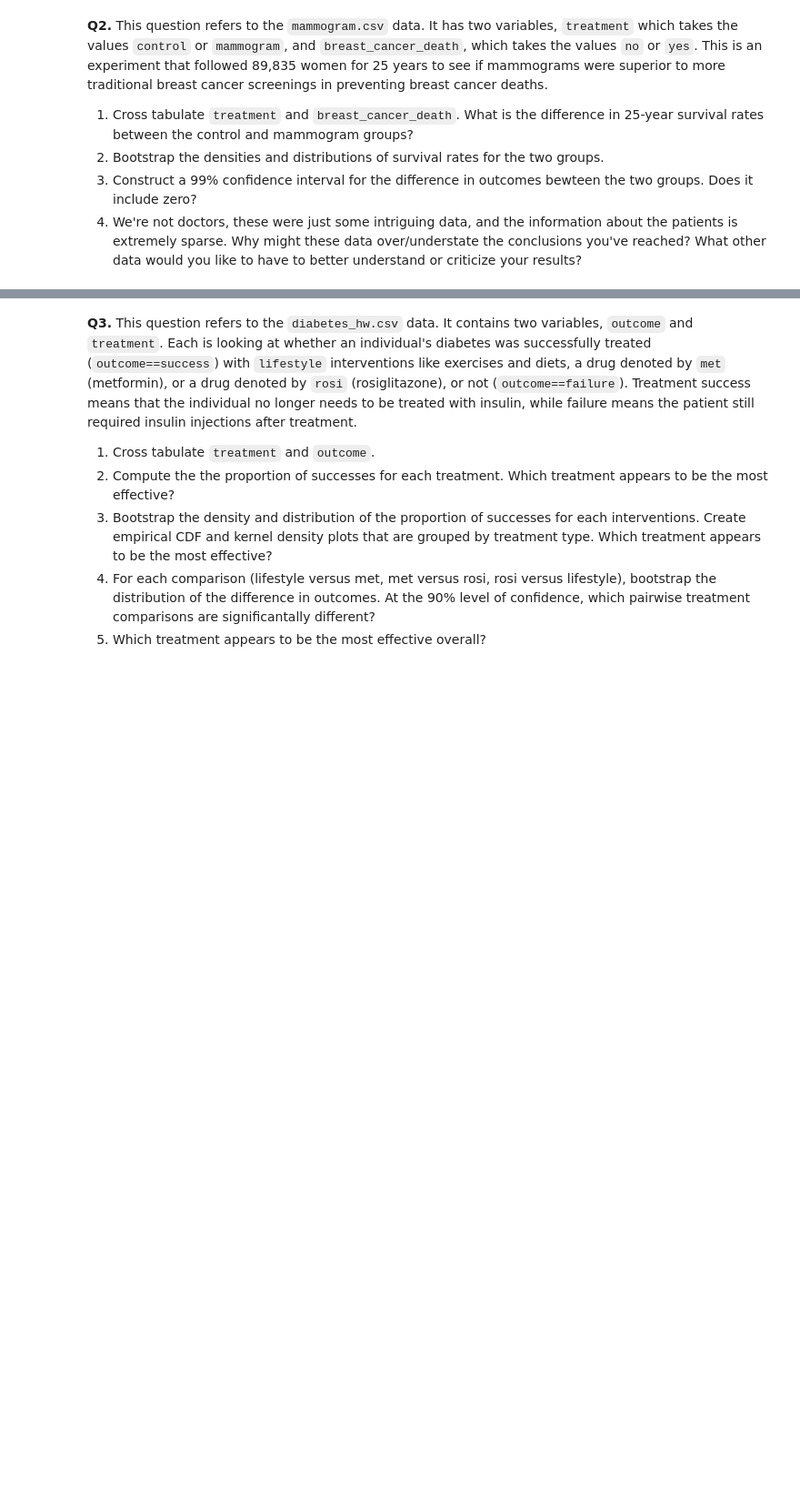
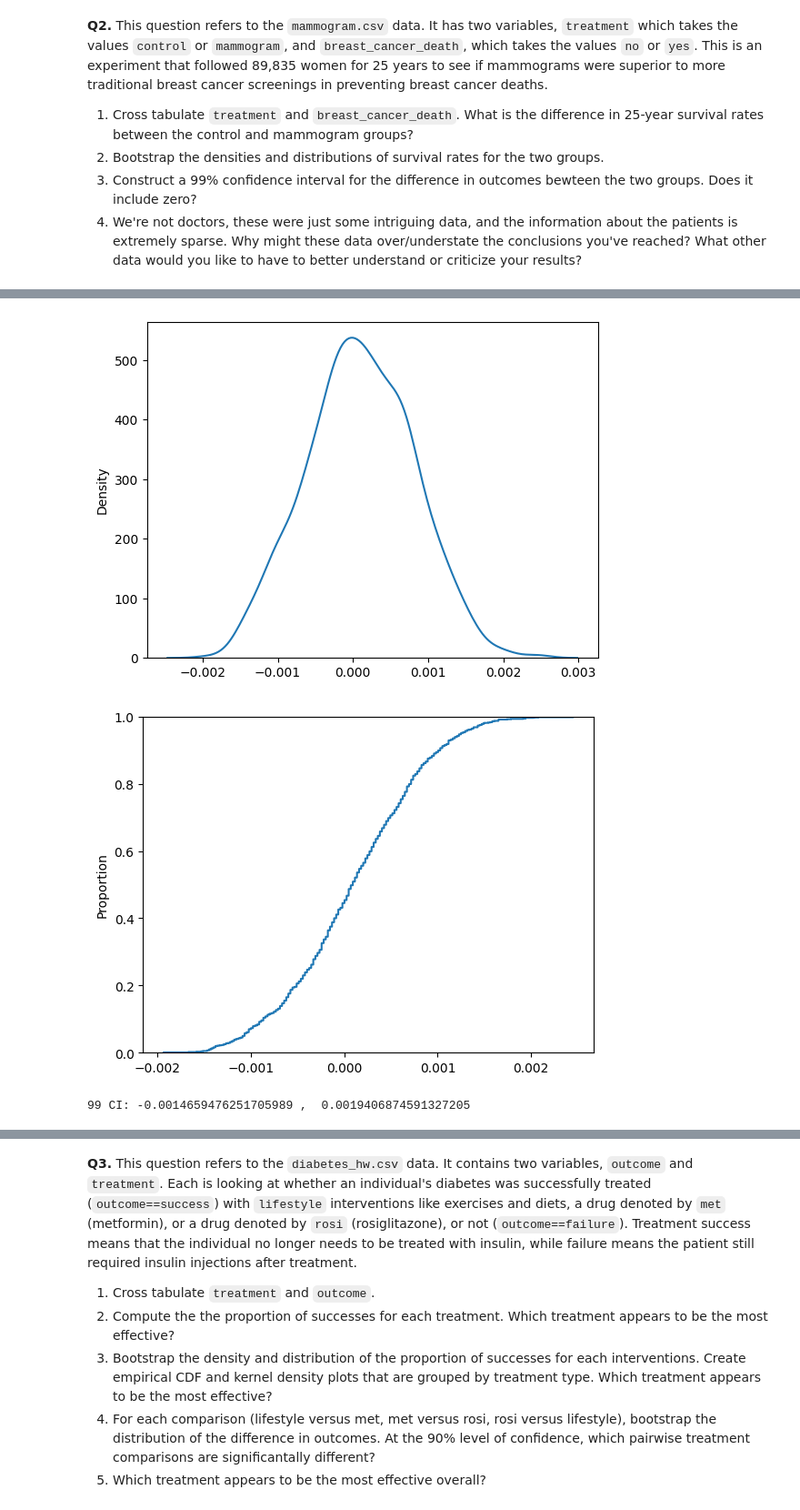
Before and after one commit to evaterry4/the_bootstrap, a Jupyter notebook: assignment_5.ipynb, the cells around one changed output, grey strips where cells are left out. Shown at 91% size. Drawn from its saved outputs; the diff is of its cells as text; code cells hidden in the pictures; blank space fills up the shorter version.

```diff
--- a/assignment_5.ipynb
+++ b/assignment_5.ipynb
@@ -112,3 +156,13 @@ plt.show()
 2. Bootstrap the densities and distributions of survival rates for the two groups.
 3. Construct a 99% confidence interval for the difference in outcomes bewteen the two groups. Does it include zero?
 4. We're not doctors, these were just some intriguing data, and the information about the patients is extremely sparse. Why might these data over/understate the conclusions you've reached? What other data would you like to have to better understand or criticize your results?
+# %%
+df = pd.read_csv('./data/mammogram.csv')
+print( pd.crosstab( df['treatment'], df['breast_cancer_death']))
+print( pd.crosstab( df['treatment'], df['breast_cancer_death'], margins=True, normalize=True))
+
+mammogram_survival_rate = 44425/(44425+500)
+control_survival_rate = 44405/(44405+505)
+
+raw_treatment_effect = mammogram_survival_rate - control_survival_rate
+print('Difference in survival rate: ', raw_treatment_effect)
@@ -114,0 +180,30 @@ plt.show()
+# %%
+df['survive'] = 0
+df.loc[ df['breast_cancer_death'] == 'no', 'survive'] = 1
+treatment_df = df.loc[ df['treatment'] == 'mammogram', :]
+control_df = df.loc[ df['treatment'] == 'control', :]
+
+N = 1000
+fx = []
+for t in range(N):
+    df_treat_t = treatment_df.sample( treatment_df.shape[0], axis=0, replace=True)
+    df_control_t = control_df.sample( control_df.shape[0], axis=0, replace=True)
+
+    treatment_effect_t = np.mean(df_treat_t['survive']) - np.mean(df_control_t['survive'])
+    fx.append(treatment_effect_t)
+
+sns.kdeplot(fx)
+plt.show()
+sns.ecdfplot(fx)
+plt.show()
+# %% [output]
+[figure, added]
+[figure, added]
+# %%
+# we want .01 out, so .005 on each tail
+lower_bound = np.quantile(fx, .005 )
+upper_bound = np.quantile(fx, .995)
+
+print('99 CI:', lower_bound, ', ', upper_bound )
+# %% [output]
+99 CI: -0.0014659476251705989 ,  0.0019406874591327205
```
Also changed, not shown: parts of 8 cells of this notebook.
